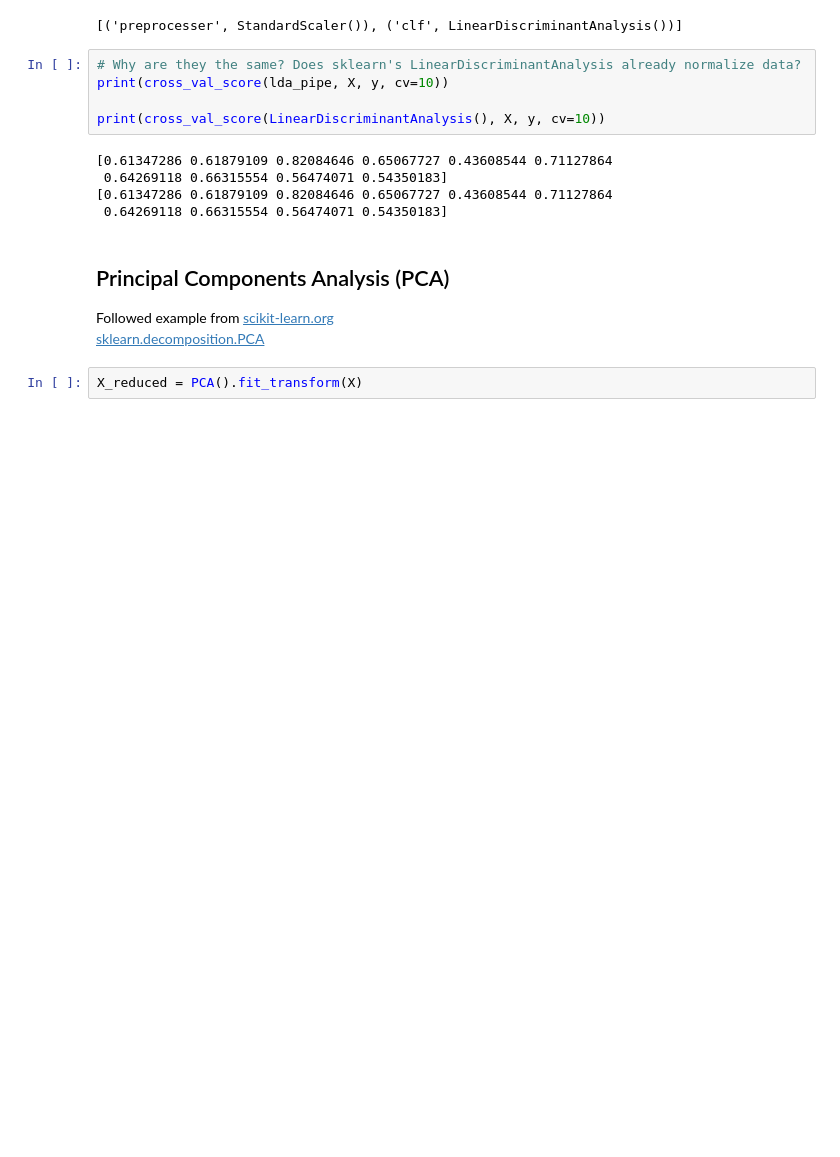
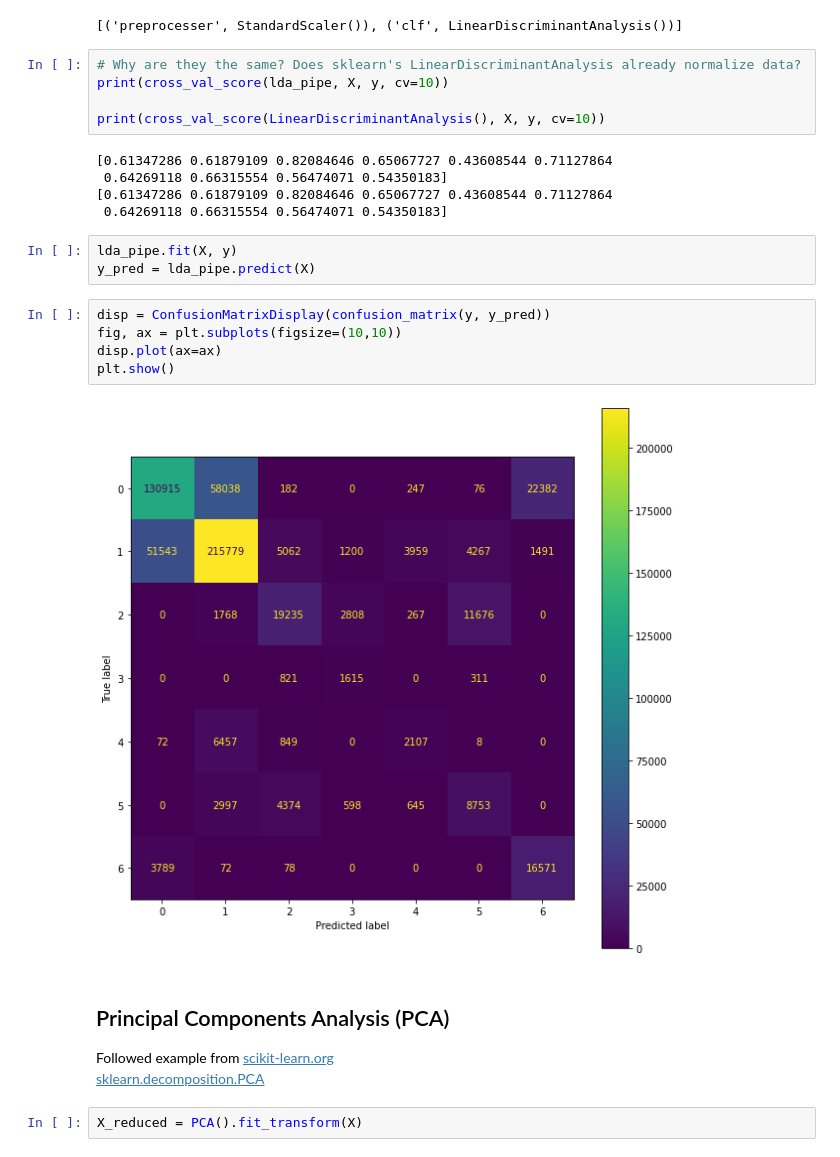
Before and after one commit to mbozada/data-science, a Jupyter notebook: forest_cover.ipynb, the cells around one changed output. Cells and saved outputs as stored; diff of their text form; blank space fills up the shorter version.

Commit message:
Confusion Matrix

```diff
--- a/forest_cover.ipynb
+++ b/forest_cover.ipynb
@@ -98,6 +99,16 @@ print(cross_val_score(LinearDiscriminantAnalysis(), X, y, cv=10))
  0.64269118 0.66315554 0.56474071 0.54350183]
 [0.61347286 0.61879109 0.82084646 0.65067727 0.43608544 0.71127864
  0.64269118 0.66315554 0.56474071 0.54350183]
+# %%
+lda_pipe.fit(X, y)
+y_pred = lda_pipe.predict(X)
+# %%
+disp = ConfusionMatrixDisplay(confusion_matrix(y, y_pred))
+fig, ax = plt.subplots(figsize=(10,10))
+disp.plot(ax=ax)
+plt.show()
+# %% [output]
+[figure, added]
 # %% [markdown]
 ## Principal Components Analysis (PCA)
 Followed example from [scikit-learn.org](https://scikit-learn.org/stable/auto_examples/datasets/plot_iris_dataset.html?highlight=iris)
```
Also changed, not shown: parts of 1 cell of this notebook.
